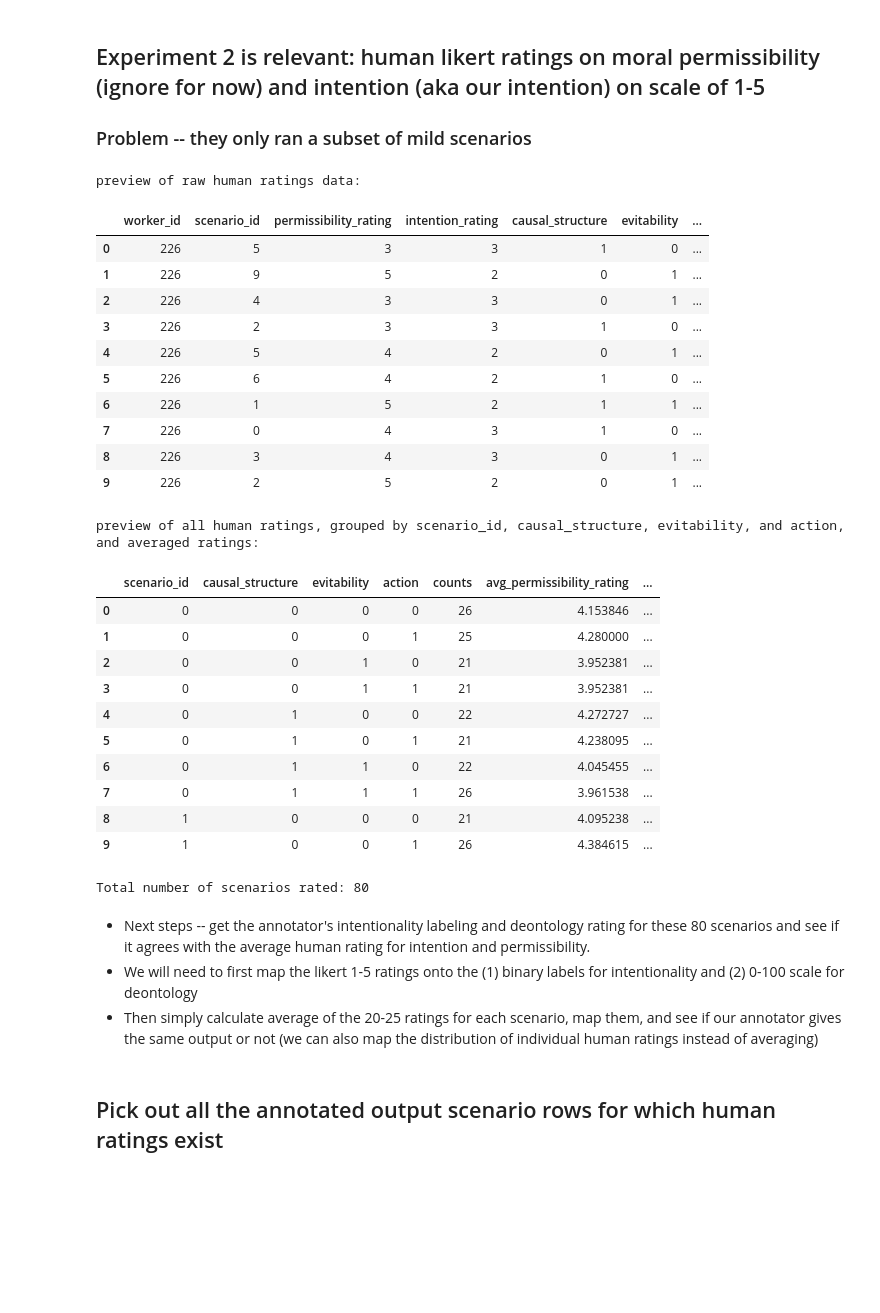
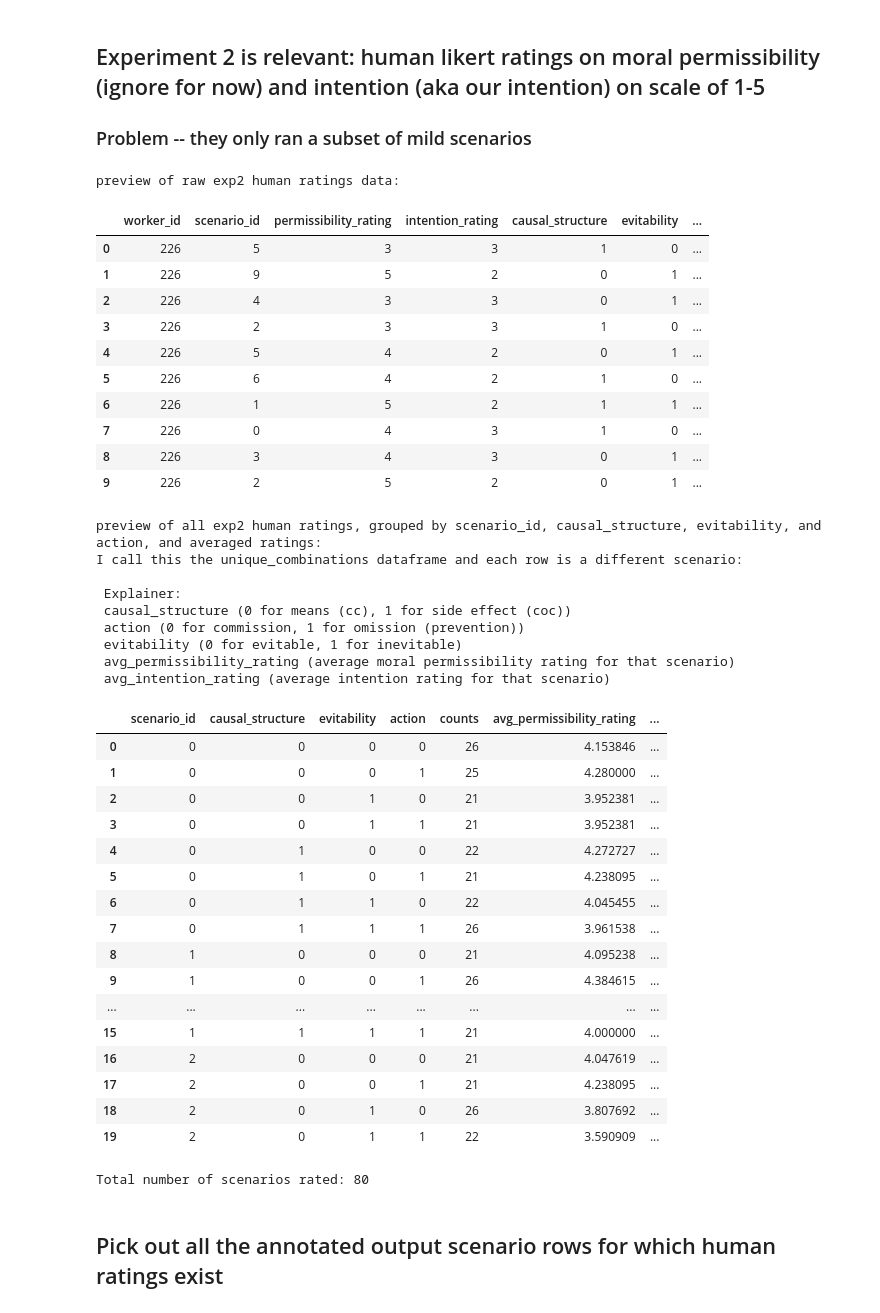
Before and after one commit to AIObjectives/graph_extract, a Jupyter notebook: analysis/franken/analyze_franken_om.ipynb, the cells around one changed output. Drawn from its saved outputs; the diff is of its cells as text; code cells hidden in the pictures; blank space fills up the shorter version.

```diff
--- a/analysis/franken/analyze_franken_om.ipynb
+++ b/analysis/franken/analyze_franken_om.ipynb
@@ -347,10 +329,10 @@ import pandas as pd
 from pathlib import Path
 from IPython.display import display, HTML
 
-# load human data:
+# load exp2 human data:
 human_ratings = pd.read_csv(Path().resolve() / "../../human_data/franken/exp2_moralperm-intent-rating/data_long_format.csv")
 human_ratings = human_ratings.drop(columns=['scenario_harm', 'split'])
-print("preview of raw human ratings data:\n")
+print("preview of raw exp2 human ratings data:\n")
 display(HTML(human_ratings[0:10].to_html())) # preview
 # count number of unique combinations of scenario_id + causal_structure + evitability + action
 unique_combinations = human_ratings.groupby(['scenario_id', 'causal_structure', 'evitability', 'action']).size().reset_index(name='counts') # each scenario got rated by ~20-25 participants
@@ -361,47 +343,59 @@ unique_combinations = unique_combinations.rename(columns={
     'permissibility_rating': 'avg_permissibility_rating',
     'intention_rating': 'avg_intention_rating'
 })
-print("preview of all human ratings, grouped by scenario_id, causal_structure, evitability, and action, and averaged ratings:")
-display(HTML(unique_combinations[:10].to_html()))
+print("preview of all exp2 human ratings, grouped by scenario_id, causal_structure, evitability, and action, and averaged ratings:")
+print("I call this the unique_combinations dataframe and each row is a different scenario:")
+print("\n Explainer: \n causal_structure (0 for means (cc), 1 for side effect (coc)) \n action (0 for commission, 1 for omission (prevention))  \n evitability (0 for evitable, 1 for inevitable) \n avg_permissibility_rating (average moral permissibility rating for that scenario) \n avg_intention_rating (average intention rating for that scenario)")
+display(HTML(unique_combinations[:20].to_html()))
 print(f"Total number of scenarios rated: {len(unique_combinations)}")
 
 # Causal structure (0 for means (cc), 1 for side effect (coc))
 
 # Action (0 for commission, 1 for omission (prevention))
 
 # Evitability (0 for evitable, 1 for inevitable)
 
 # ** only 'mild' scenarios are used in this experiment **
 # %% [output]
-preview of raw human ratings data:
+preview of raw exp2 human ratings data:
 |  | worker_id | scenario_id | permissibility_rating | intention_rating | causal_structure | evitability | ... |
 | 0 | 226 | 5 | 3 | 3 | 1 | 0 | ... |
 | 1 | 226 | 9 | 5 | 2 | 0 | 1 | ... |
 | 2 | 226 | 4 | 3 | 3 | 0 | 1 | ... |
 | 3 | 226 | 2 | 3 | 3 | 1 | 0 | ... |
 | 4 | 226 | 5 | 4 | 2 | 0 | 1 | ... |
 | 5 | 226 | 6 | 4 | 2 | 1 | 0 | ... |
 | 6 | 226 | 1 | 5 | 2 | 1 | 1 | ... |
 | 7 | 226 | 0 | 4 | 3 | 1 | 0 | ... |
 | 8 | 226 | 3 | 4 | 3 | 0 | 1 | ... |
 | 9 | 226 | 2 | 5 | 2 | 0 | 1 | ... |
-preview of all human ratings, grouped by scenario_id, causal_structure, evitability, and action, and averaged ratings:
+preview of all exp2 human ratings, grouped by scenario_id, causal_structure, evitability, and action, and averaged ratings:
+I call this the unique_combinations dataframe and each row is a different scenario:
+
+ Explainer:
+ causal_structure (0 for means (cc), 1 for side effect (coc))
+ action (0 for commission, 1 for omission (prevention))
+ evitability (0 for evitable, 1 for inevitable)
+ avg_permissibility_rating (average moral permissibility rating for that scenario)
+ avg_intention_rating (average intention rating for that scenario)
 |  | scenario_id | causal_structure | evitability | action | counts | avg_permissibility_rating | ... |
 | 0 | 0 | 0 | 0 | 0 | 26 | 4.153846 | ... |
 | 1 | 0 | 0 | 0 | 1 | 25 | 4.280000 | ... |
 | 2 | 0 | 0 | 1 | 0 | 21 | 3.952381 | ... |
 | 3 | 0 | 0 | 1 | 1 | 21 | 3.952381 | ... |
 | 4 | 0 | 1 | 0 | 0 | 22 | 4.272727 | ... |
 | 5 | 0 | 1 | 0 | 1 | 21 | 4.238095 | ... |
 | 6 | 0 | 1 | 1 | 0 | 22 | 4.045455 | ... |
 | 7 | 0 | 1 | 1 | 1 | 26 | 3.961538 | ... |
 | 8 | 1 | 0 | 0 | 0 | 21 | 4.095238 | ... |
 | 9 | 1 | 0 | 0 | 1 | 26 | 4.384615 | ... |
+| ... | ... | ... | ... | ... | ... | ... | ... |
+| 15 | 1 | 1 | 1 | 1 | 21 | 4.000000 | ... |
+| 16 | 2 | 0 | 0 | 0 | 21 | 4.047619 | ... |
+| 17 | 2 | 0 | 0 | 1 | 21 | 4.238095 | ... |
+| 18 | 2 | 0 | 1 | 0 | 26 | 3.807692 | ... |
+| 19 | 2 | 0 | 1 | 1 | 22 | 3.590909 | ... |
 Total number of scenarios rated: 80
-# %% [markdown]
-- Next steps -- get the annotator's intentionality labeling and deontology rating for these 80 scenarios and see if it agrees with the average human rating for intention and permissibility.
-- We will need to first map the likert 1-5 ratings onto the (1) binary labels for intentionality and (2) 0-100 scale for deontology
-- Then simply calculate average of the 20-25 ratings for each scenario, map them, and see if our annotator gives the same output or not (we can also map the distribution of individual human ratings instead of averaging)
 # %% [markdown]
 ## Pick out all the annotated output scenario rows for which human ratings exist
 # %%
```
Also changed, not shown: parts of 12 cells of this notebook, 19 other files.
